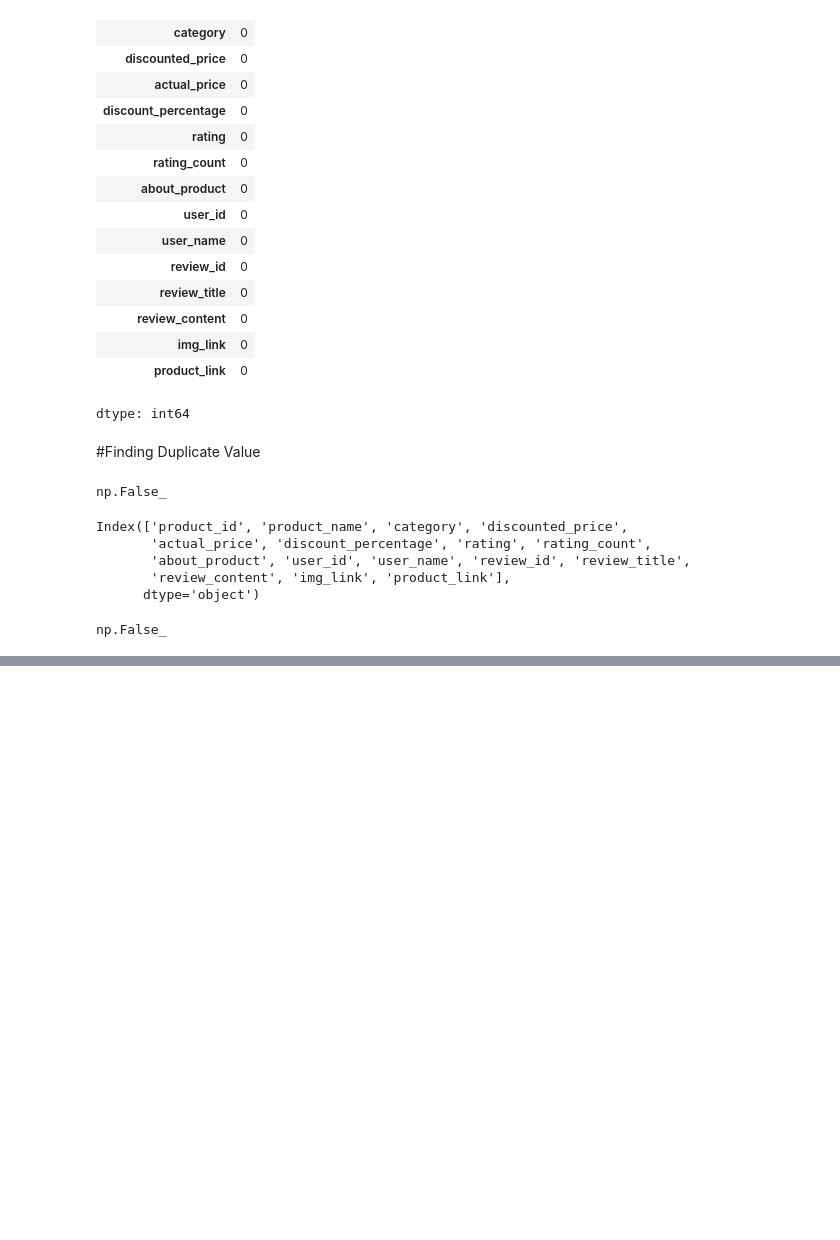
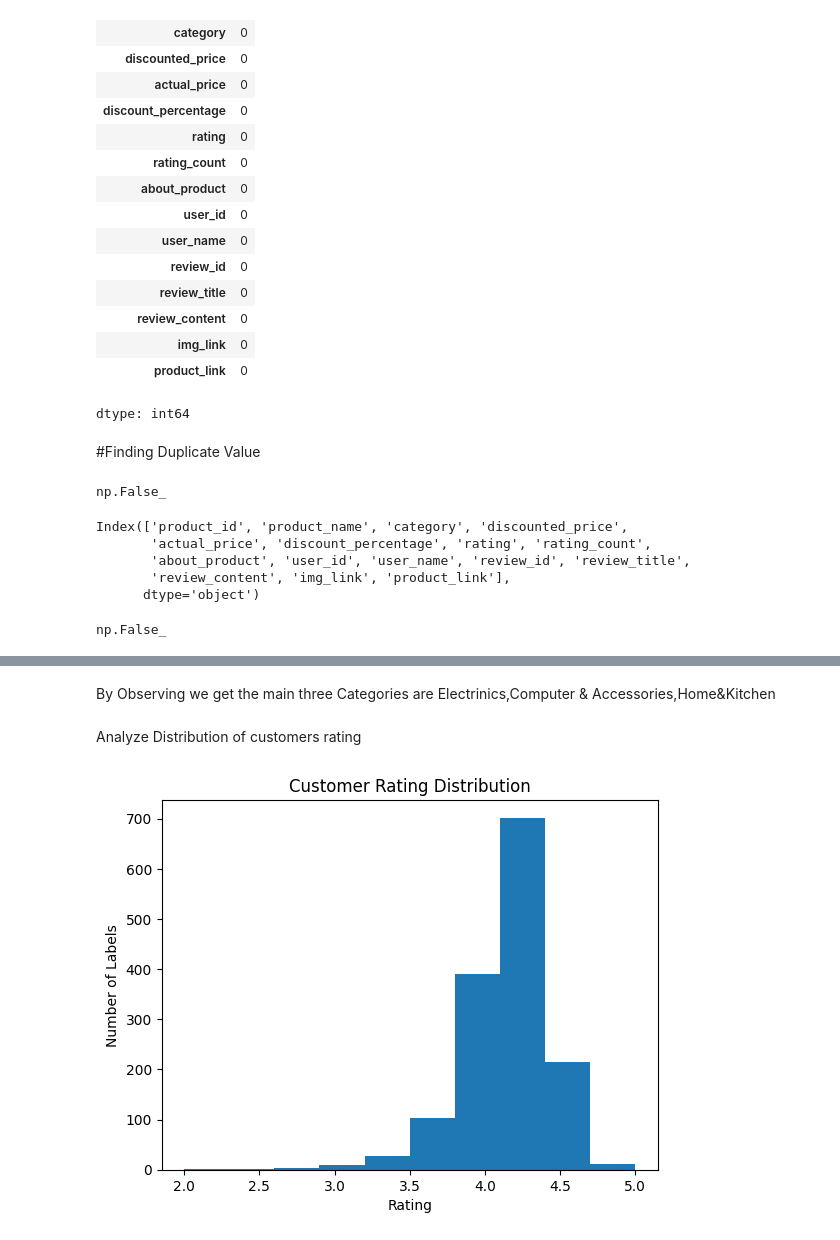
Before and after one commit to Sahilk004/Amazon, a Jupyter notebook: Amazon_data.ipynb, the cells around one changed output, grey strips where cells are left out. Saved outputs shown, nothing was run; the diff lists cells and outputs as text; code cells hidden in the pictures; blank space fills up the shorter version.

```diff
--- a/Amazon_data.ipynb
+++ b/Amazon_data.ipynb
@@ -322,0 +318,4 @@ df['product_link'] = le_product_link.fit_transform(df['product_link'])
+# %%
+## Extracts the last category after splitting by '|' (e.g., 'Electronics|TVs|SmartTV' → 'SmartTV')
+df['sub_category'] = df['category'].astype(str).str.split('|').str[-1]
+df['sub_category']
@@ -785,0 +430,12 @@ Top 5 categories with highest average ratings:
+# %% [markdown]
+By Observing we get the main three Categories are Electrinics,Computer & Accessories,Home&Kitchen
+# %% [markdown]
+Analyze Distribution of customers rating
+# %%
+plt.hist(df['rating'])
+plt.xlabel('Rating')
+plt.ylabel('Number of Labels')
+plt.title('Customer Rating Distribution')
+plt.show()
+# %% [output]
+[figure, added]
```
Also changed, not shown: parts of 108 cells of this notebook.
